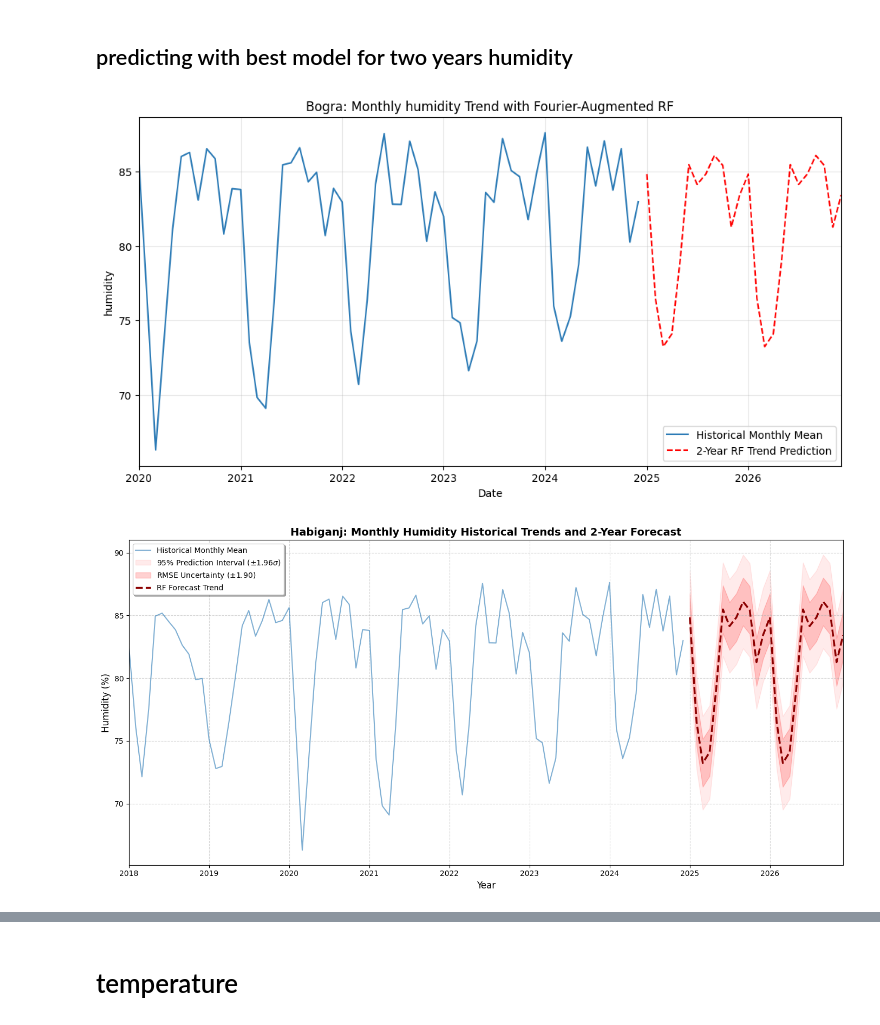
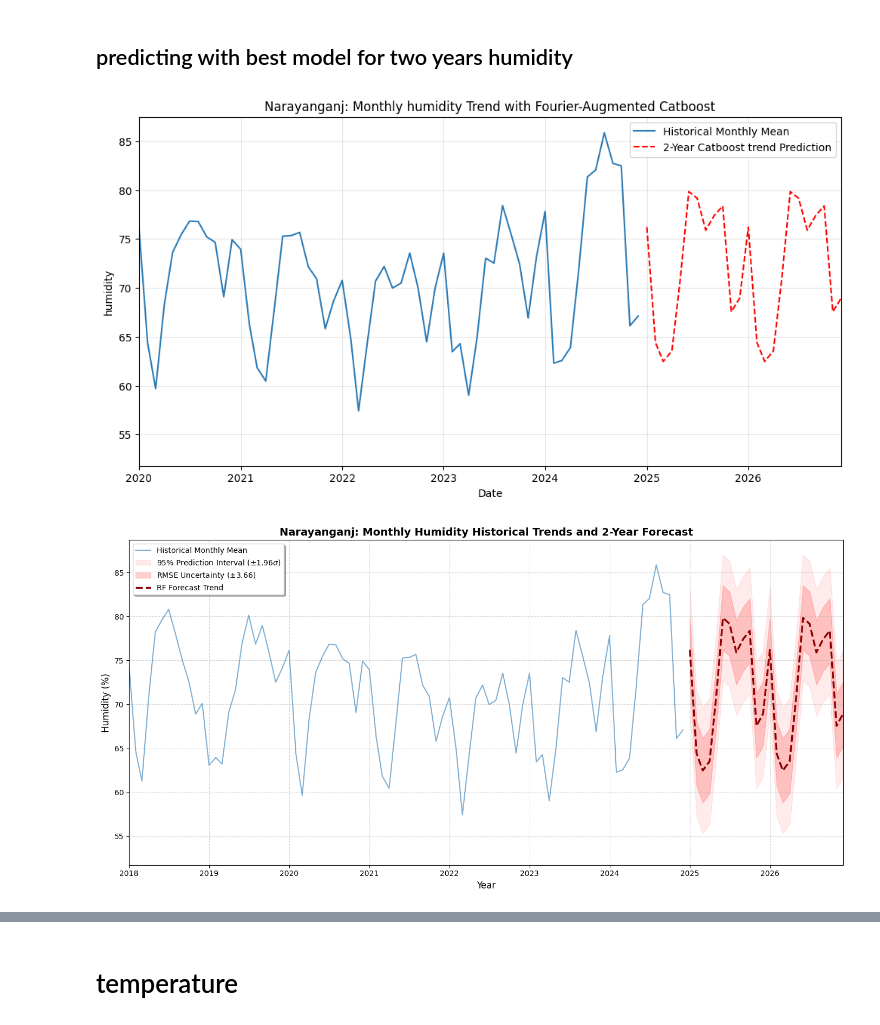
Before and after one commit to not-your-pancake/TCC_Journal, a Jupyter notebook: 0 Real Done Shit/2. Central Urban Heat Zone (Urban Heat-Island Region)/1-4 HI_WB_HS_WGB/Narayanganj.ipynb, the cells around one changed output, grey strips where cells are left out. Saved outputs shown, nothing was run; the diff lists cells and outputs as text; code cells hidden in the pictures.

Commit message:
narayanganj

```diff
--- a/0 Real Done Shit/2. Central Urban Heat Zone (Urban Heat-Island Region)/1-4 HI_WB_HS_WGB/Narayanganj.ipynb
+++ b/0 Real Done Shit/2. Central Urban Heat Zone (Urban Heat-Island Region)/1-4 HI_WB_HS_WGB/Narayanganj.ipynb
@@ -656,41 +656,41 @@ cat_model = CatBoostRegressor(
 
     random_seed=42,
     verbose=0
 )
 
 
 cat_model.fit(X_train, y_train)
 
 
 # 5. Predict 2 Years Future (24 months)
 last_date = df_features['date'].max()
 future_dates = pd.date_range(start=last_date + pd.DateOffset(months=1), periods=24, freq='MS')
 future_df = pd.DataFrame({'date': future_dates})
 future_df['year_val'] = future_df['date'].dt.year
 future_df = add_fourier_features(future_df)
 
 predictions_hum = cat_model.predict(future_df[FEATURES])
 
 
 # 6. Visualization
 plt.figure(figsize=(12, 6))
 plt.plot(df_features['date'], y, label='Historical Monthly Mean', color='#2c7bb6') # [cite: 80]
-plt.plot(future_dates, predictions_hum, label='2-Year RF Trend Prediction', linestyle='--', color='red')
-plt.title('Bogra: Monthly humidity Trend with Fourier-Augmented RF')
+plt.plot(future_dates, predictions_hum, label='2-Year Catboost trend Prediction', linestyle='--', color='red')
+plt.title('Narayanganj: Monthly humidity Trend with Fourier-Augmented Catboost')
 plt.xlabel('Date')
 plt.ylabel('humidity')
 plt.legend()
 plt.grid(True, alpha=0.3)
 # Set the start date to Jan 1st, 2023
 plt.xlim(pd.Timestamp('2020-01-01'), future_dates.max())
 plt.show()
 # %% [output]
-[figure, old version]
+[figure, new version]
 # %%
 # 5. Predict 2 Years Future with Empirical Validation
 mean_preds = cat_model.predict(future_df[FEATURES])
 
-best_model_rmse = 1.9038
+best_model_rmse = 3.655180
 upper_95 = mean_preds + (1.96 * best_model_rmse)
 lower_95 = mean_preds - (1.96 * best_model_rmse)
 upper_68 = mean_preds + best_model_rmse
@@ -733,7 +733,7 @@ plt.tight_layout()
 
 plt.show()
 # %% [output]
-[figure, old version]
+[figure, new version]
 # %%
 # create the dataframe of the predicted values of 2025 and 2026
 df_predictions_humidity = pd.DataFrame({
```
Also changed, not shown: parts of 53 cells of this notebook, 4 other files.
